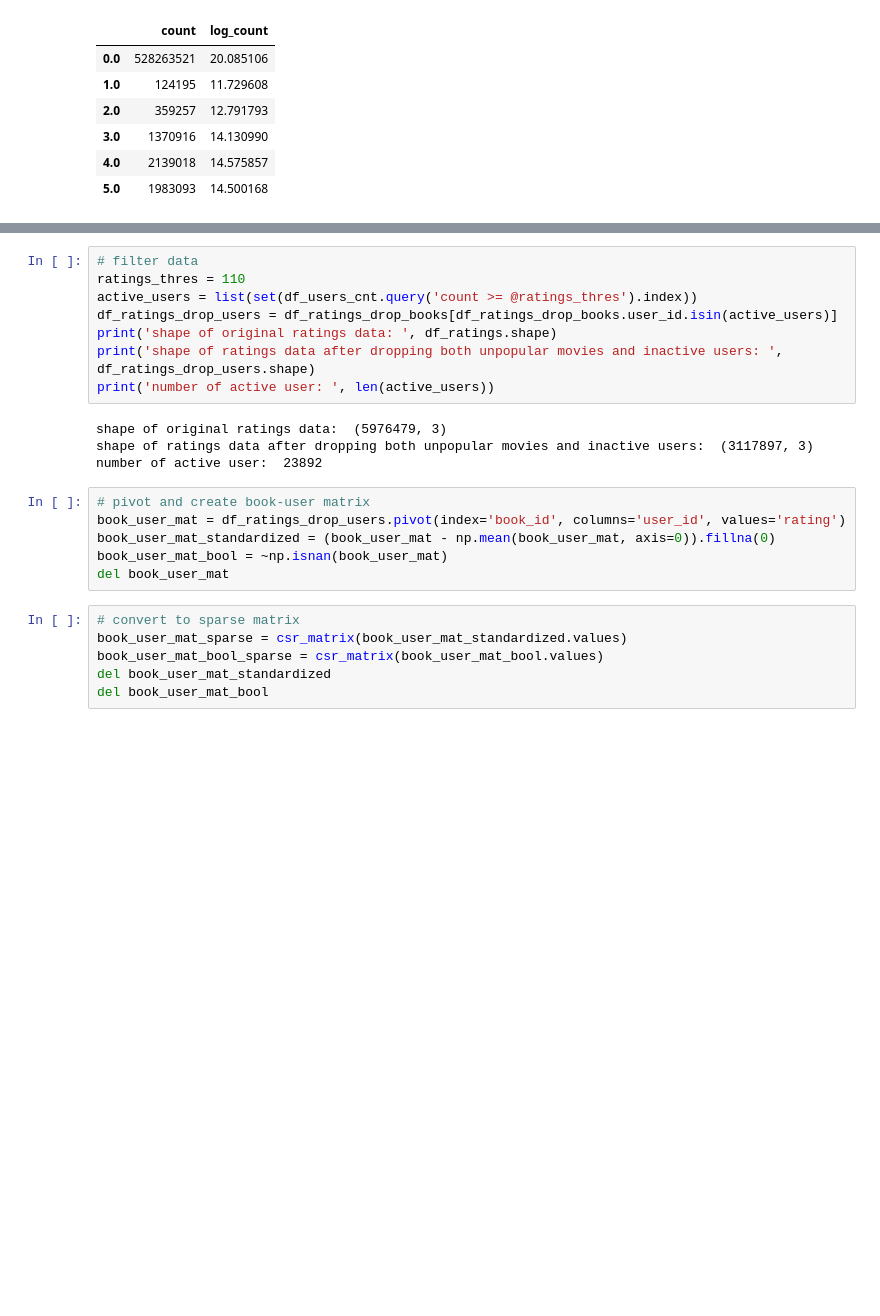
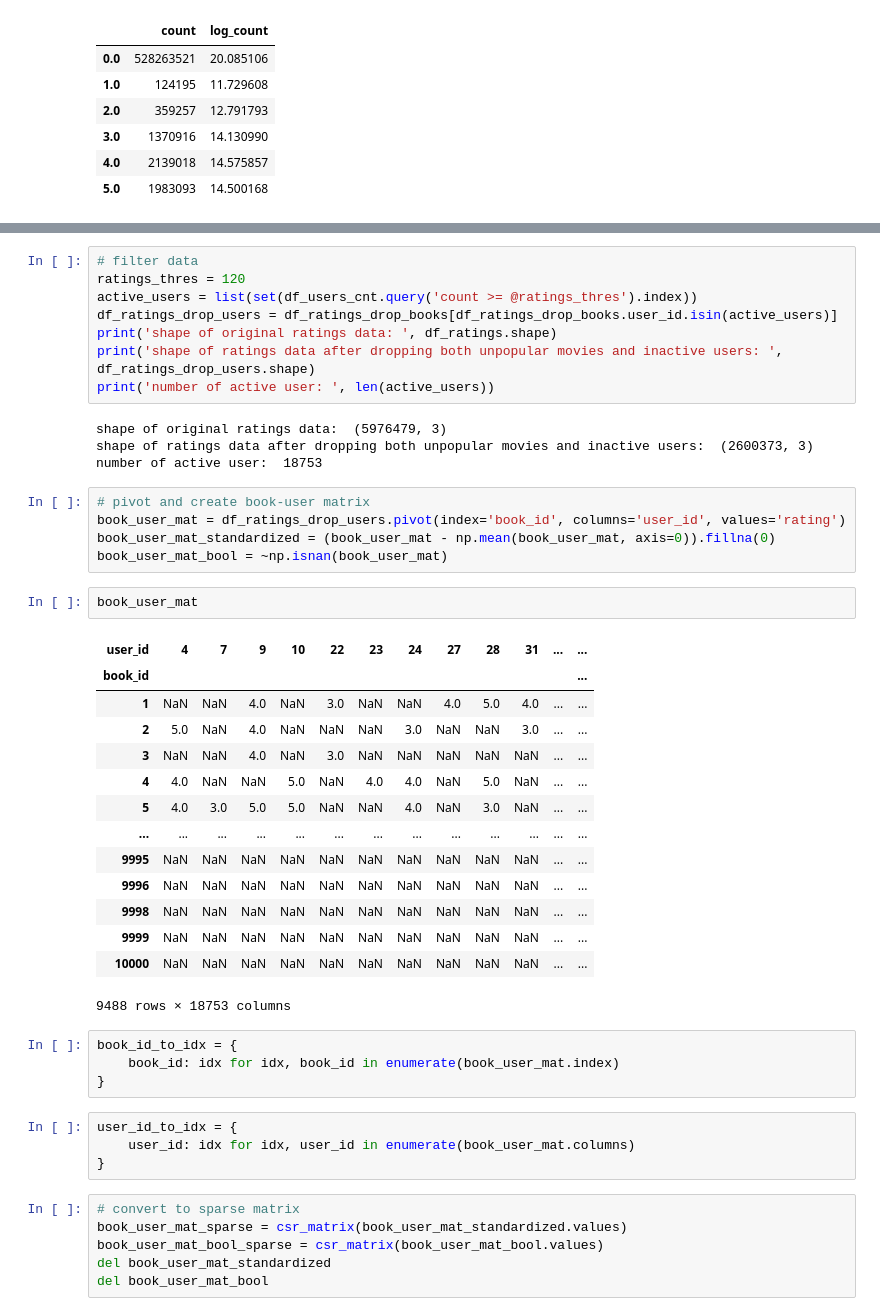
Before and after one commit to PHxxDragon/book-recommender-system, a Jupyter notebook: OfflinePhase.ipynb, the cells around one changed output, grey strips where cells are left out. Drawn from its saved outputs; the diff is of its cells as text; blank space fills up the shorter version.

```diff
--- a/OfflinePhase.ipynb
+++ b/OfflinePhase.ipynb
@@ -103,6 +103,6 @@ df_users_cnt.head()
 # %%
 # filter data
-ratings_thres = 110
+ratings_thres = 120
 active_users = list(set(df_users_cnt.query('count >= @ratings_thres').index))
 df_ratings_drop_users = df_ratings_drop_books[df_ratings_drop_books.user_id.isin(active_users)]
 print('shape of original ratings data: ', df_ratings.shape)
@@ -110,14 +110,38 @@ print('shape of ratings data after dropping both unpopular movies and inactive u
 print('number of active user: ', len(active_users))
 # %% [output]
 shape of original ratings data:  (5976479, 3)
-shape of ratings data after dropping both unpopular movies and inactive users:  (3117897, 3)
-number of active user:  23892
+shape of ratings data after dropping both unpopular movies and inactive users:  (2600373, 3)
+number of active user:  18753
 # %%
 # pivot and create book-user matrix
 book_user_mat = df_ratings_drop_users.pivot(index='book_id', columns='user_id', values='rating')
 book_user_mat_standardized = (book_user_mat - np.mean(book_user_mat, axis=0)).fillna(0)
 book_user_mat_bool = ~np.isnan(book_user_mat)
-del book_user_mat
+# %%
+book_user_mat
+# %% [output]
+| user_id | 4 | 7 | 9 | 10 | 22 | 23 | 24 | 27 | 28 | 31 | ... | ... |
+| book_id |  |  |  |  |  |  |  |  |  |  |  | ... |
+| 1 | NaN | NaN | 4.0 | NaN | 3.0 | NaN | NaN | 4.0 | 5.0 | 4.0 | ... | ... |
+| 2 | 5.0 | NaN | 4.0 | NaN | NaN | NaN | 3.0 | NaN | NaN | 3.0 | ... | ... |
+| 3 | NaN | NaN | 4.0 | NaN | 3.0 | NaN | NaN | NaN | NaN | NaN | ... | ... |
+| 4 | 4.0 | NaN | NaN | 5.0 | NaN | 4.0 | 4.0 | NaN | 5.0 | NaN | ... | ... |
+| 5 | 4.0 | 3.0 | 5.0 | 5.0 | NaN | NaN | 4.0 | NaN | 3.0 | NaN | ... | ... |
+| ... | ... | ... | ... | ... | ... | ... | ... | ... | ... | ... | ... | ... |
+| 9995 | NaN | NaN | NaN | NaN | NaN | NaN | NaN | NaN | NaN | NaN | ... | ... |
+| 9996 | NaN | NaN | NaN | NaN | NaN | NaN | NaN | NaN | NaN | NaN | ... | ... |
+| 9998 | NaN | NaN | NaN | NaN | NaN | NaN | NaN | NaN | NaN | NaN | ... | ... |
+| 9999 | NaN | NaN | NaN | NaN | NaN | NaN | NaN | NaN | NaN | NaN | ... | ... |
+| 10000 | NaN | NaN | NaN | NaN | NaN | NaN | NaN | NaN | NaN | NaN | ... | ... |
+9488 rows × 18753 columns
+# %%
+book_id_to_idx = {
+    book_id: idx for idx, book_id in enumerate(book_user_mat.index)
+}
+# %%
+user_id_to_idx = {
+    user_id: idx for idx, user_id in enumerate(book_user_mat.columns)
+}
 # %%
 # convert to sparse matrix
 book_user_mat_sparse = csr_matrix(book_user_mat_standardized.values)
```
Also changed, not shown: parts of 17 cells of this notebook.
